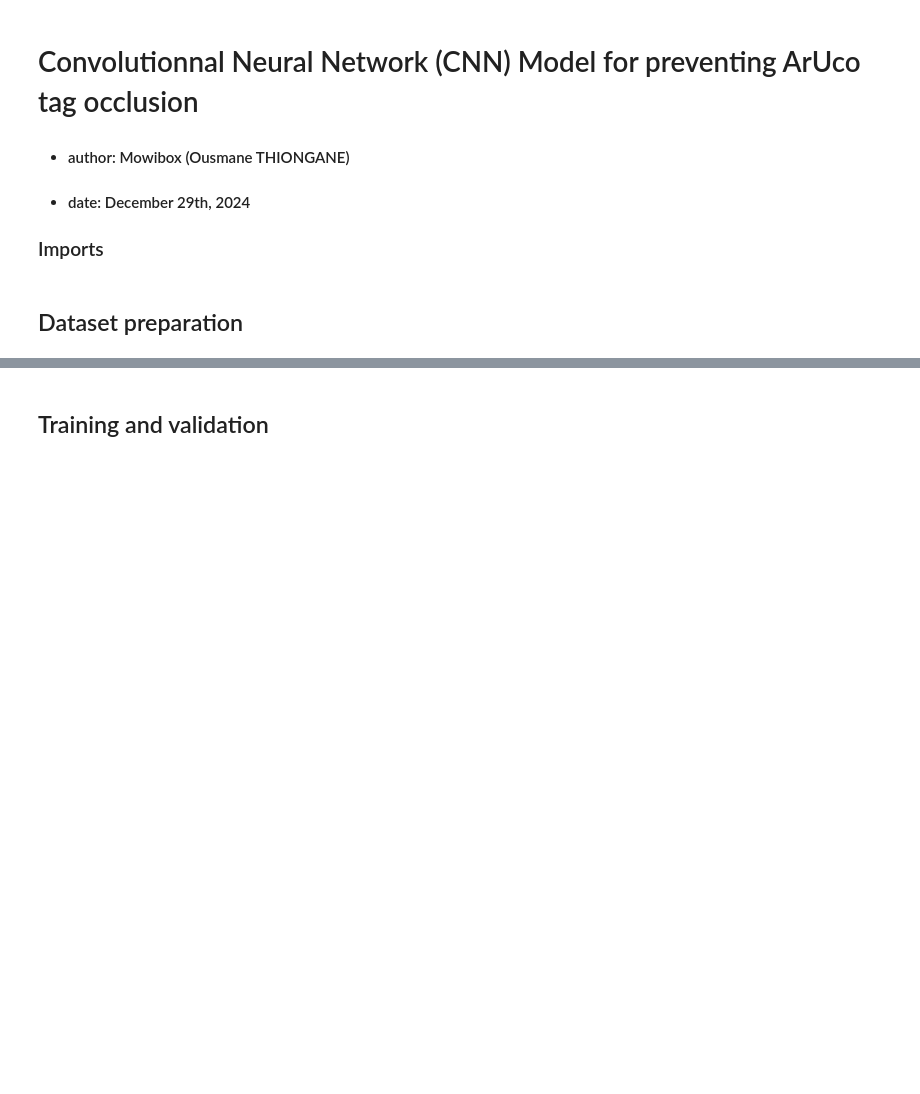
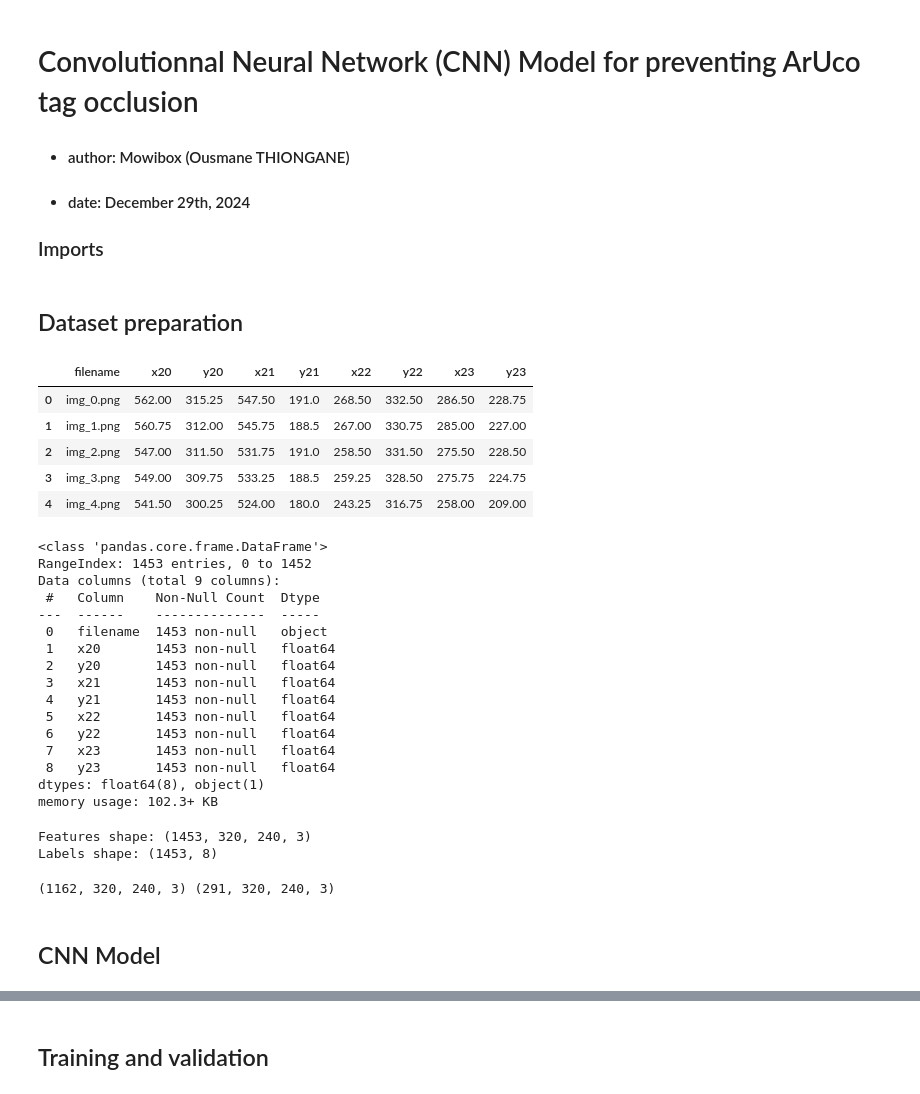
Before and after one commit to Mowibox/aruco-map-locator, a Jupyter notebook: cnn/cnn_model.ipynb, the cells around one changed output, grey strips where cells are left out. Cells and saved outputs as stored; diff of their text form; code cells hidden in the pictures; blank space fills up the shorter version.

```diff
--- a/cnn/cnn_model.ipynb
+++ b/cnn/cnn_model.ipynb
@@ -18,2 +20,60 @@ from tensorflow.keras.layers import Input, Dense, Conv2D, MaxPool2D
 # %% [markdown]
 ## Dataset preparation
+# %%
+filepath = r'dataset/dataset.csv'
+df = pd.read_csv(filepath, sep=",", header=0).copy()
+
+display(df.head(5))
+df.info()
+# %% [output]
+|  | filename | x20 | y20 | x21 | y21 | x22 | y22 | x23 | y23 |
+| 0 | img_0.png | 562.00 | 315.25 | 547.50 | 191.0 | 268.50 | 332.50 | 286.50 | 228.75 |
+| 1 | img_1.png | 560.75 | 312.00 | 545.75 | 188.5 | 267.00 | 330.75 | 285.00 | 227.00 |
+| 2 | img_2.png | 547.00 | 311.50 | 531.75 | 191.0 | 258.50 | 331.50 | 275.50 | 228.50 |
+| 3 | img_3.png | 549.00 | 309.75 | 533.25 | 188.5 | 259.25 | 328.50 | 275.75 | 224.75 |
+| 4 | img_4.png | 541.50 | 300.25 | 524.00 | 180.0 | 243.25 | 316.75 | 258.00 | 209.00 |
+<class 'pandas.core.frame.DataFrame'>
+RangeIndex: 1453 entries, 0 to 1452
+Data columns (total 9 columns):
+ #   Column    Non-Null Count  Dtype
+---  ------    --------------  -----
+ 0   filename  1453 non-null   object
+ 1   x20       1453 non-null   float64
+ 2   y20       1453 non-null   float64
+ 3   x21       1453 non-null   float64
+ 4   y21       1453 non-null   float64
+ 5   x22       1453 non-null   float64
+ 6   y22       1453 non-null   float64
+ 7   x23       1453 non-null   float64
+ 8   y23       1453 non-null   float64
+dtypes: float64(8), object(1)
+memory usage: 102.3+ KB
+# %%
+WIDTH = 0.5
+HEIGHT = 0.5
+
+X, y = [], []
+for idx, row in df.iterrows():
+    img = cv2.imread(f"dataset/img/{row['filename']}")
+    img = cv2.resize(img, (int(img.shape[0])*WIDTH, int(img.shape[1]*HEIGHT)))
+    img = img / 225.0 # Data normalization
+    X.append(img)
+
+    label = row[1:].values.astype(float)
+    y.append(label)
+
+X = np.array(X)
+y = np.array(y)
+
+print(f"Features shape: {X.shape}")
+print(f"Labels shape: {y.shape}")
+# %% [output]
+Features shape: (1453, 320, 240, 3)
+Labels shape: (1453, 8)
+# %%
+X_train, X_test, y_train, y_test = train_test_split(X, y, test_size=0.2)
+print(X_train.shape, X_test.shape)
+# %% [output]
+(1162, 320, 240, 3) (291, 320, 240, 3)
+# %% [markdown]
+## CNN Model
```
Also changed, not shown: parts of 6 cells of this notebook, 1 other file.
